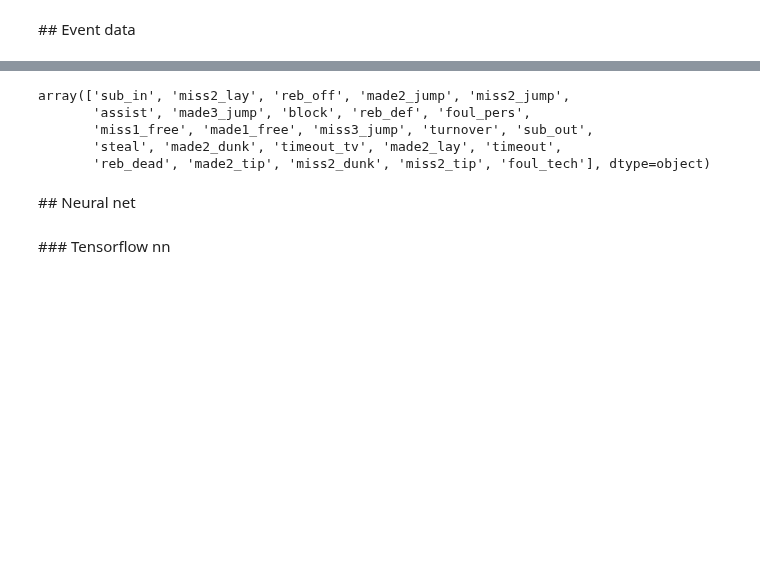
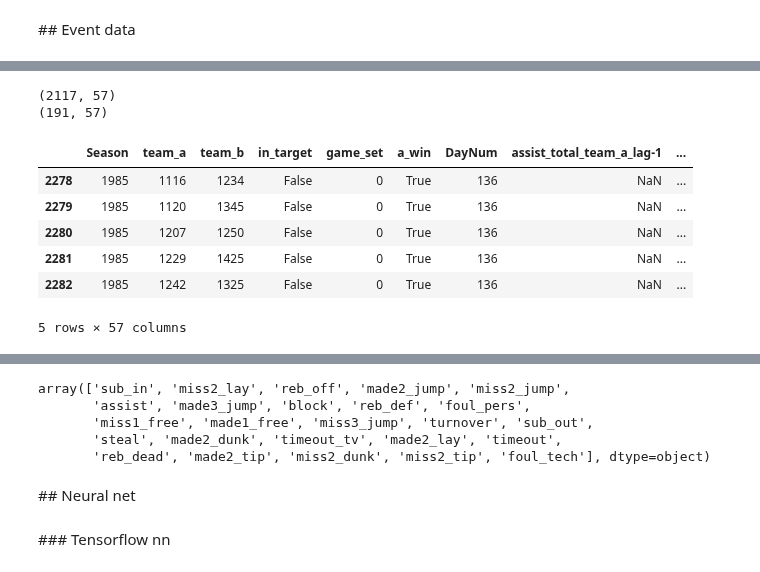
Before and after one commit to TheMoods/MarchMadness, a Jupyter notebook: 2_Javi_event_data.ipynb, the cells around one changed output, grey strips where cells are left out. Drawn from its saved outputs; the diff is of its cells as text; code cells hidden in the pictures; blank space fills up the shorter version.

```diff
--- a/2_Javi_event_data.ipynb
+++ b/2_Javi_event_data.ipynb
@@ -20,7 +23,0 @@ data.sample()
-# %%
-game_feat = GameFeatures(default_lags=5)
-data = game_feat.per_team_wrapper(data, game_feat.games_won_in_season, fillna=0)
-data = game_feat.per_team_wrapper(data, game_feat.games_won_in_tourney, fillna=0)
-data = game_feat.per_team_wrapper(data, game_feat.games_won_in_season_against_opponent, fillna=0, per_game=True)
-data = game_feat.per_team_wrapper(data, game_feat.games_won_in_tourney_against_opponent, fillna=0, per_game=True)
-data.sample()
@@ -136,0 +29,2 @@ events.groupby(['EventTeamID', 'Season'])[le.classes_].sum()
+# %%
+event_features = EventFeatures(default_lags=1, rows=50000)
@@ -136,0 +41,16 @@ events.groupby(['EventTeamID', 'Season'])[le.classes_].sum()
+# %%
+data_events = event_features.per_team_wrapper(data, event_features.average_events_in_season)
+data_events = event_features.per_team_wrapper(data, event_features.total_events_in_season)
+print(data_events.shape)
+print(data_events.dropna().shape)
+data_events.head()
+# %% [output]
+(2117, 57)
+(191, 57)
+|  | Season | team_a | team_b | in_target | game_set | a_win | DayNum | assist_total_team_a_lag-1 | ... |
+| 2278 | 1985 | 1116 | 1234 | False | 0 | True | 136 | NaN | ... |
+| 2279 | 1985 | 1120 | 1345 | False | 0 | True | 136 | NaN | ... |
+| 2280 | 1985 | 1207 | 1250 | False | 0 | True | 136 | NaN | ... |
+| 2281 | 1985 | 1229 | 1425 | False | 0 | True | 136 | NaN | ... |
+| 2282 | 1985 | 1242 | 1325 | False | 0 | True | 136 | NaN | ... |
+5 rows × 57 columns
```
Also changed, not shown: parts of 26 cells of this notebook, 4 other files.
